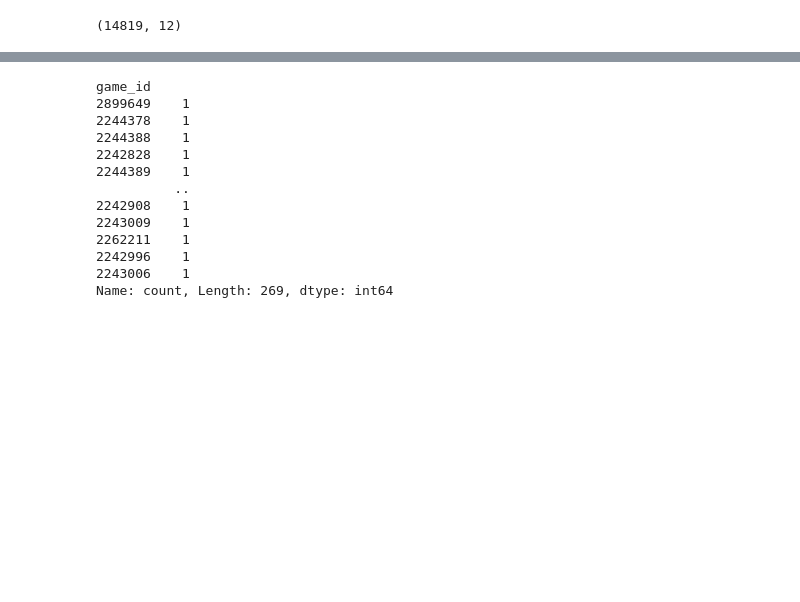
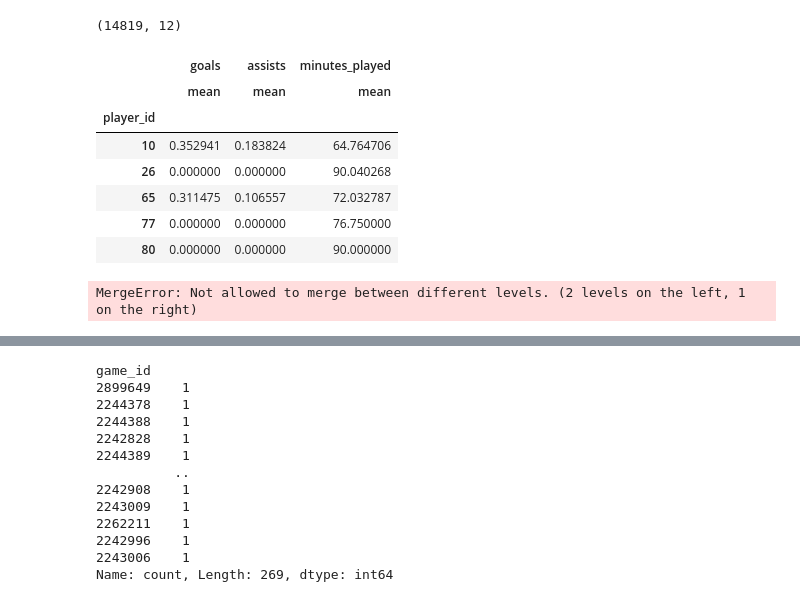
Before and after one commit to VLGuazzelli/proyecto_final_transfer, a Jupyter notebook: src/explore.ipynb, the cells around one changed output, grey strips where cells are left out. Cells and saved outputs as stored; diff of their text form; code cells hidden in the pictures; blank space fills up the shorter version.

```diff
--- a/src/explore.ipynb
+++ b/src/explore.ipynb
@@ -126,6 +123,28 @@ player_id
 grouped.shape
 # %% [output]
 (14819, 12)
+# %%
+#grouped2 = appearence.groupby("player_id").mean()
+#grouped2
+
+
+df_apperances_new = appearence.groupby(["player_id"])[["goals", "assists", "minutes_played"]].agg(["mean"])
+df_apperances_new.head()
+# %% [output]
+|  | goals | assists | minutes_played |
+|  | mean | mean | mean |
+| player_id |  |  |  |
+| 10 | 0.352941 | 0.183824 | 64.764706 |
+| 26 | 0.000000 | 0.000000 | 90.040268 |
+| 65 | 0.311475 | 0.106557 | 72.032787 |
+| 77 | 0.000000 | 0.000000 | 76.750000 |
+| 80 | 0.000000 | 0.000000 | 90.000000 |
+# %%
+prueba=pd.merge(df_apperances_new,players , on='player_id', how='inner')  # 'on' especifica la columna común
+print(result2.shape)
+#print(result2["player_id"].value_counts())
+# %% [output]
+MergeError: Not allowed to merge between different levels. (2 levels on the left, 1 on the right)
 # %%
 messi=appearence[appearence['player_id'] == 28003]
 messi
```
Also changed, not shown: parts of 5 cells of this notebook.
